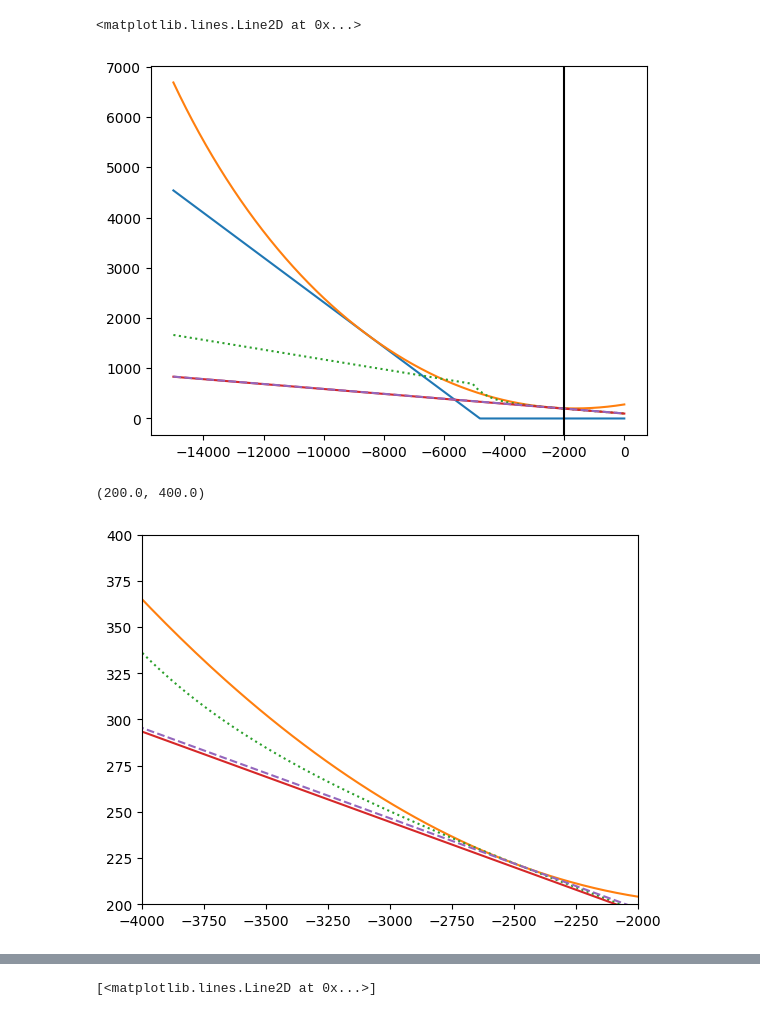
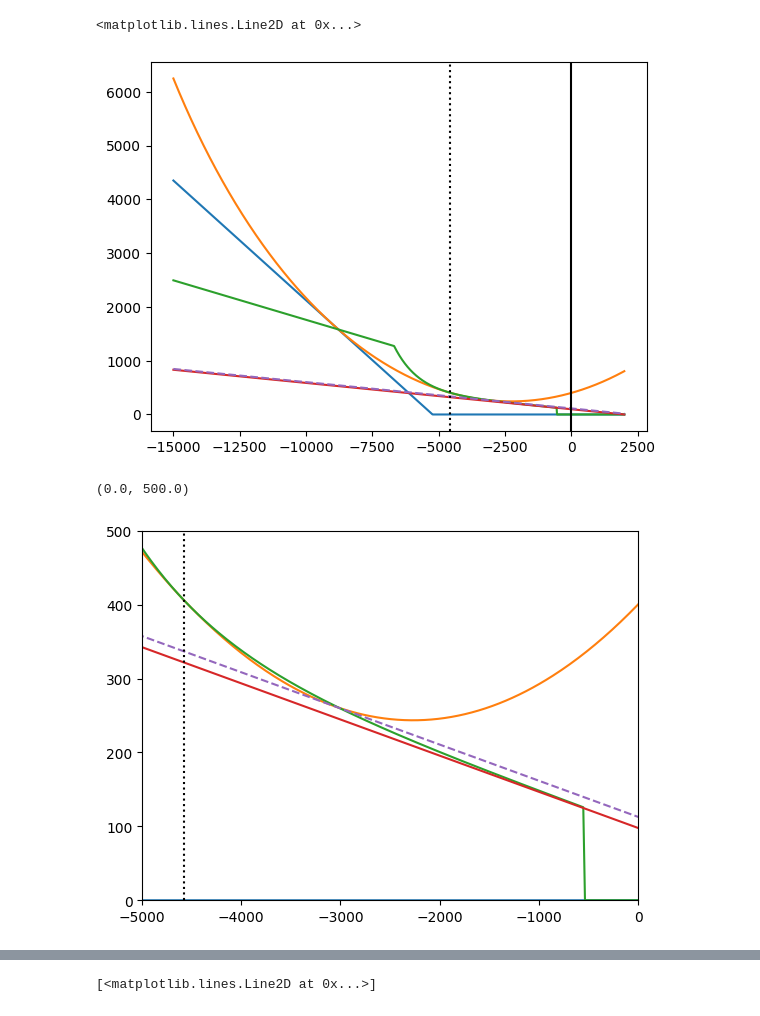
Before and after one commit to giuliodondi/kOS-Shuttle-OPS3, a Jupyter notebook: Ships/Script/Shuttle_OPS3/LOGS/a_l_href.ipynb, the cells around one changed output, grey strips where cells are left out. Cells and saved outputs as stored; diff of their text form; code cells hidden in the pictures.

Commit message:
removed checkpoints, overhauled flare exponential

```diff
--- a/Ships/Script/Shuttle_OPS3/LOGS/a_l_href.ipynb
+++ b/Ships/Script/Shuttle_OPS3/LOGS/a_l_href.ipynb
@@ -107,31 +85,35 @@ def exphdot(x):
 # %%
-x = np.linspace(-15000, 0, 1000)
+x = np.linspace(-15000, xaim, 1000)
 
 plt.figure()
 
 plt.plot(x, [ogs(x_) for x_ in x])
 plt.plot(x, [flare(x_) for x_ in x])
-plt.plot(x, [flareexp(x_) for x_ in x], ':')
+plt.plot(x, [flareexp(x_) for x_ in x])
 plt.plot(x, [igs(x_) for x_ in x])
 plt.plot(x, [igs2(x_) for x_ in x], '--')
-plt.axvline(x = -xaim, color = 'k')
+plt.axvline(x = 0, color = 'k')
+
+plt.axvline(x =  xe, color = 'k', linestyle = ':')
 # %% [output]
 <matplotlib.lines.Line2D at 0x...>
-[figure, old version]
+[figure, new version]
 # %%
 plt.figure()
 
 plt.plot(x, [ogs(x_) for x_ in x])
 plt.plot(x, [flare(x_) for x_ in x])
-plt.plot(x, [flareexp(x_) for x_ in x], ':')
+plt.plot(x, [flareexp(x_) for x_ in x])
 plt.plot(x, [igs(x_) for x_ in x])
 plt.plot(x, [igs2(x_) for x_ in x], '--')
 
-plt.xlim([-4000, -2000])
-plt.ylim([200, 400])
+plt.axvline(x =  xe, color = 'k', linestyle = ':')
+
+plt.xlim([-5000, 0])
+plt.ylim([0, 500])
 # %% [output]
-(200.0, 400.0)
+(0.0, 500.0)
-[figure, old version]
+[figure, new version]
 # %%
 print(-10951.095177025803, -4959.660457803143)
 
```
Also changed, not shown: parts of 2 cells of this notebook.
